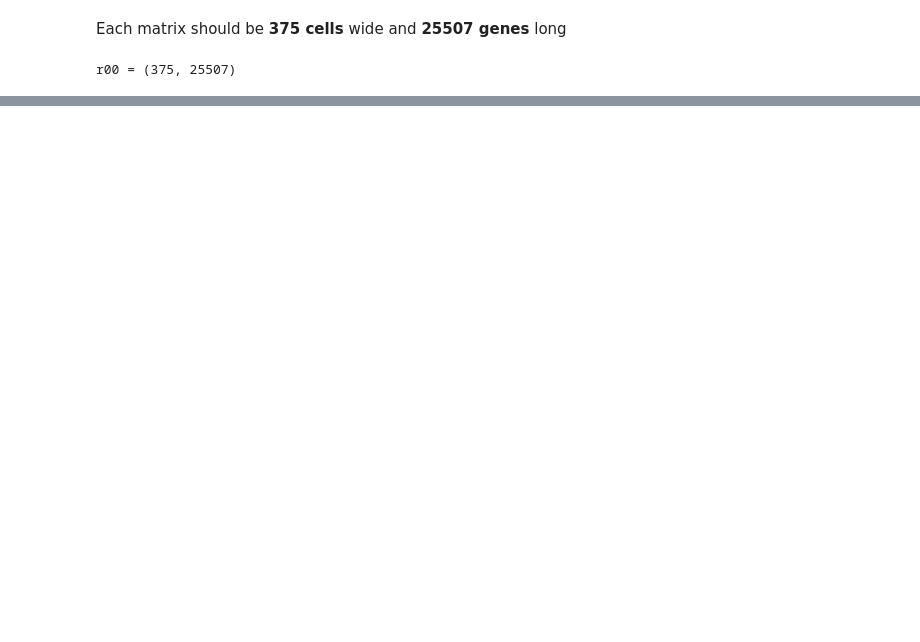
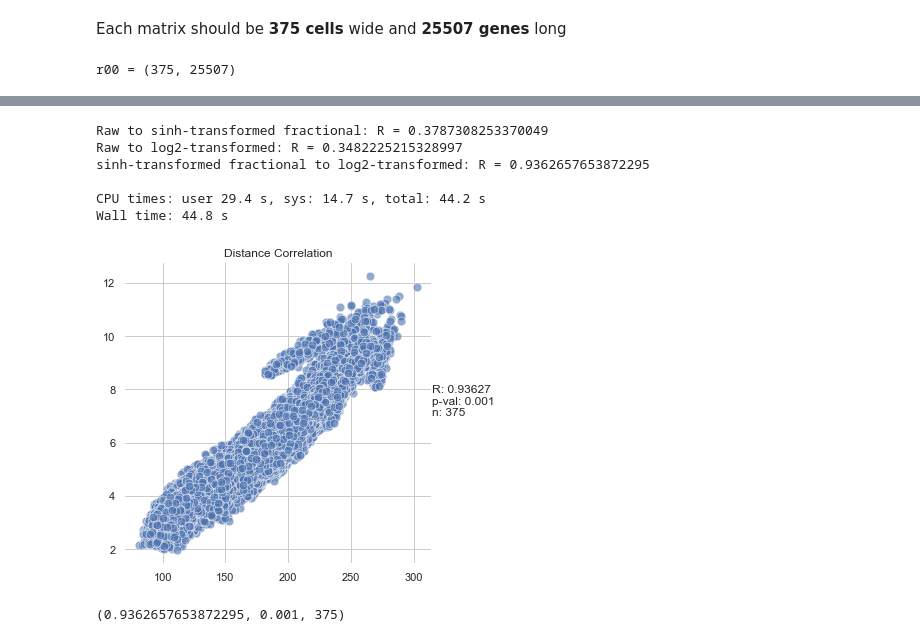
Before and after one commit to codyheiser/furry-couscous, a Jupyter notebook: tSNE_v_PCA.ipynb, the cells around one changed output, grey strips where cells are left out. Saved outputs shown, nothing was run; the diff lists cells and outputs as text; code cells hidden in the pictures; blank space fills up the shorter version.

```diff
--- a/tSNE_v_PCA.ipynb
+++ b/tSNE_v_PCA.ipynb
@@ -22,7 +27,9 @@ from fast_tsne import fast_tsne
 # %% [markdown]
 Load _.hdf5_ filetype using `h5py`
 # %%
+%%time
+
 #load the hdf5 files into objects
-r00 = tSNE_utils.read_hdf5("GSE102698ClosenessRep_0.hdf5")
-r01 = tSNE_utils.read_hdf5("GSE102698ClosenessRep_1.hdf5")
-r02 = tSNE_utils.read_hdf5("GSE102698ClosenessRep_2.hdf5")
+r00 = tSNE_utils.read_hdf5("inputs/GSE102698ClosenessRep_0.hdf5")
+#r01 = tSNE_utils.read_hdf5("inputs/GSE102698ClosenessRep_1.hdf5")
+#r02 = tSNE_utils.read_hdf5("inputs/GSE102698ClosenessRep_2.hdf5")
@@ -162,0 +60,18 @@ Now run the Mantel test for a bunch of distance matrices and make sure the resul
+# %%
+%%time
+# PCA with 50 PCs on raw data
+r00_000_rawPCA_fit = PCA(n_components=50).fit(r00['Close_0.00'])
+# transform data to fit
+r00_000_rawPCA = r00_000_rawPCA_fit.transform(r00['Close_0.00'])
+
+# PCA with 50 PCs on arcsinh-transformed data
+sinh_norm = tSNE_utils.arcsinh_norm(r00['Close_0.00'])
+r00_000_sinhPCA_fit = PCA(n_components=50).fit(sinh_norm)
+# transform data to fit
+r00_000_sinhPCA = r00_000_sinhPCA_fit.transform(sinh_norm)
+
+# PCA with 50 PCs on log2-transformed data
+log2_norm = tSNE_utils.log2_norm(r00['Close_0.00'])
+r00_000_logPCA_fit = PCA(n_components=50).fit(log2_norm)
+# transform data to fit
+r00_000_logPCA = r00_000_logPCA_fit.transform(log2_norm)
@@ -162,0 +81,23 @@ Now run the Mantel test for a bunch of distance matrices and make sure the resul
+# %%
+%%time
+# calculate distance correlation statistics and plot scatter of cell-cell distances between raw data and normalized data
+dm_r00_000_sinh = sc.spatial.distance_matrix(x=sinh_norm, y=sinh_norm)
+dm_r00_000_log2 = sc.spatial.distance_matrix(x=log2_norm, y=log2_norm)
+raw_sinh_corr = tSNE_utils.corr_distances(dm_r00_000, dm_r00_000_sinh, plot_out=False)
+raw_log2_corr = tSNE_utils.corr_distances(dm_r00_000, dm_r00_000_log2, plot_out=False)
+sinh_log2_corr = tSNE_utils.corr_distances(dm_r00_000_sinh, dm_r00_000_log2, plot_out=False)
+
+print('Raw to sinh-transformed: R = {}\nRaw to log2-transformed: R = {}\nsinh-transformed to log2-transformed: R = {}\n'.format(raw_sinh_corr[0],raw_log2_corr[0],sinh_log2_corr[0]))
+# %% [output]
+Raw to sinh-transformed fractional: R = 0.3787308253370049
+Raw to log2-transformed: R = 0.3482225215328997
+sinh-transformed fractional to log2-transformed: R = 0.9362657653872295
+
+CPU times: user 29.4 s, sys: 14.7 s, total: 44.2 s
+Wall time: 44.8 s
+# %%
+# good correlation of the two transformed datasets.... let's take a closer look
+tSNE_utils.corr_distances(dm_r00_000_sinh, dm_r00_000_log2)
+# %% [output]
+[figure, added]
+(0.9362657653872295, 0.001, 375)
```
Also changed, not shown: parts of 50 cells of this notebook, 1 other file.
